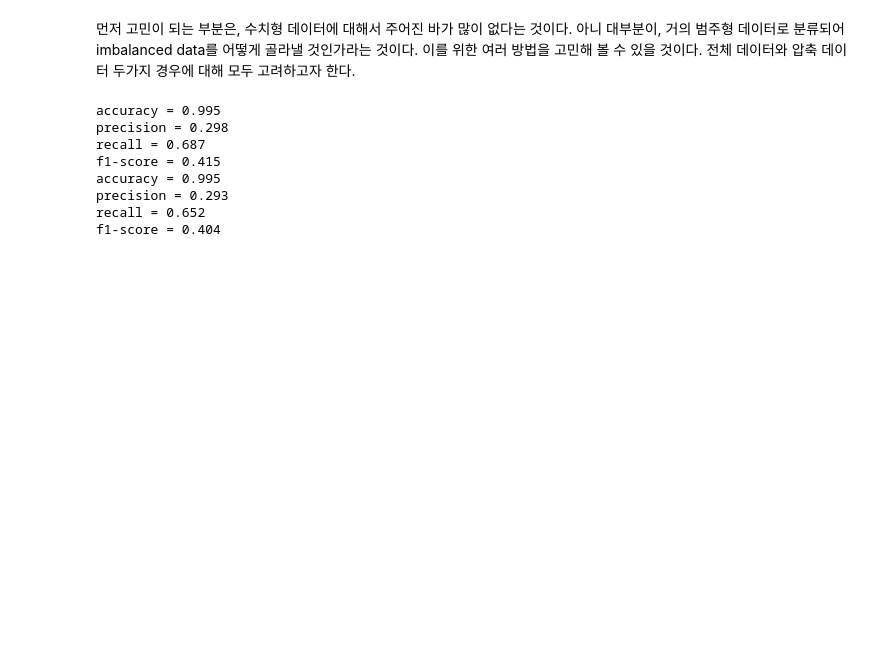
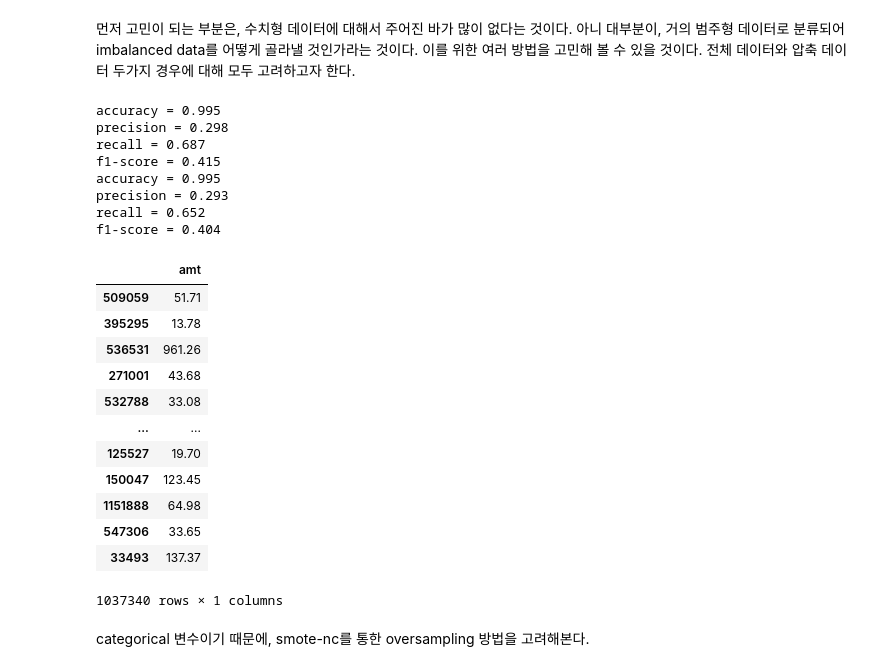
Before and after one commit to SeongwonTak/Data_projects, a Jupyter notebook: CreditCard_Fraud_detection/creditcard_fraud_detection.ipynb, the cells around one changed output. Cells and saved outputs as stored; diff of their text form; code cells hidden in the pictures; blank space fills up the shorter version.

```diff
--- a/CreditCard_Fraud_detection/creditcard_fraud_detection.ipynb
+++ b/CreditCard_Fraud_detection/creditcard_fraud_detection.ipynb
@@ -1114,8 +1113,8 @@ f1-score = 0.000
 # %%
 from sklearn.naive_bayes import ComplementNB
 clf = ComplementNB()
-clf.fit(X_train, y_train)
-pred = clf.predict(X_test)
+clf.fit(X_train.iloc[:,:-1], y_train)
+pred = clf.predict(X_test.iloc[:,:-1])
 
 get_acc(pred, y_test)
 # %% [output]
@@ -1303,3 +1302,21 @@ accuracy = 0.995
 precision = 0.293
 recall = 0.652
 f1-score = 0.404
+# %%
+X_train[['amt']]
+# %% [output]
+|  | amt |
+| 509059 | 51.71 |
+| 395295 | 13.78 |
+| 536531 | 961.26 |
+| 271001 | 43.68 |
+| 532788 | 33.08 |
+| ... | ... |
+| 125527 | 19.70 |
+| 150047 | 123.45 |
+| 1151888 | 64.98 |
+| 547306 | 33.65 |
+| 33493 | 137.37 |
+1037340 rows × 1 columns
+# %% [markdown]
+categorical 변수이기 때문에, smote-nc를 통한 oversampling 방법을 고려해본다.
```
Also changed, not shown: parts of 12 cells of this notebook.
